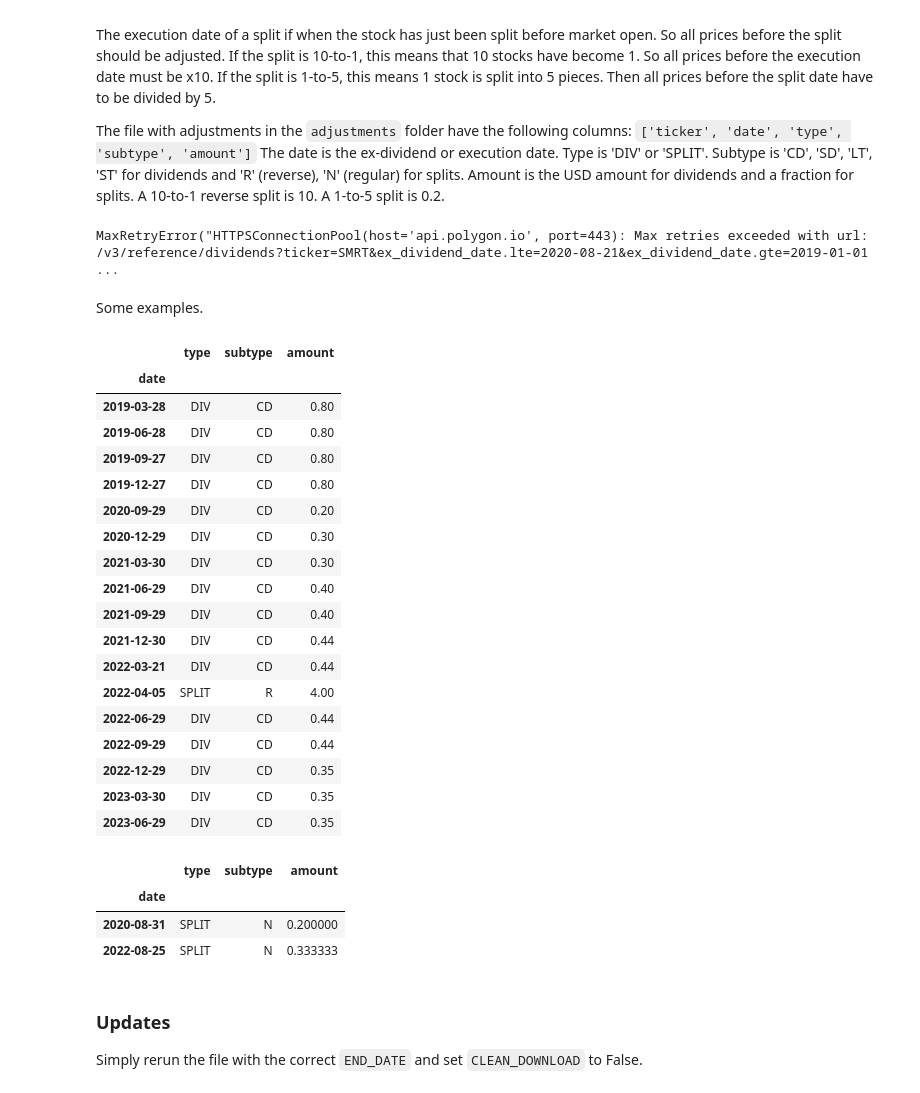
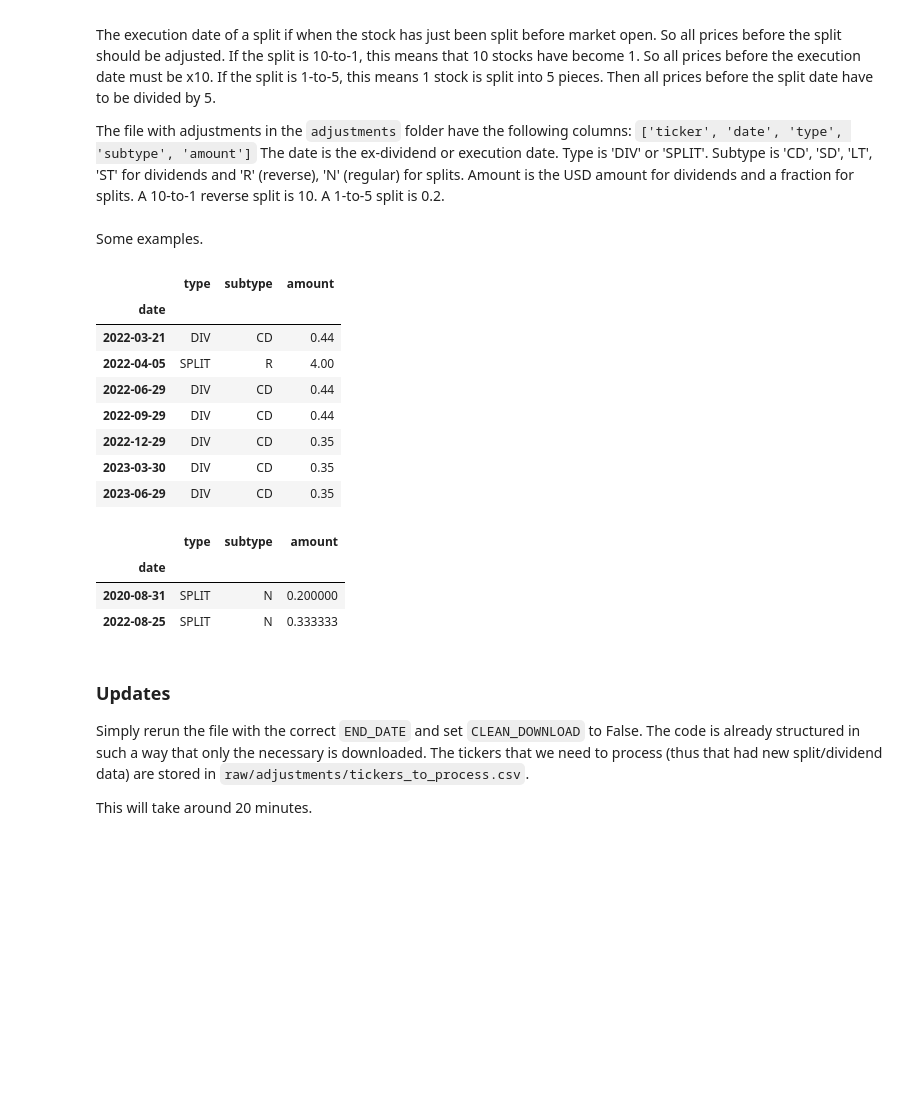
Before and after one commit to shinathan/polygon.io-stock-database, a Jupyter notebook: 05_adjustments.ipynb, the cells around one changed output. Saved outputs shown, nothing was run; the diff lists cells and outputs as text; code cells hidden in the pictures; blank space fills up the shorter version.

```diff
--- a/05_adjustments.ipynb
+++ b/05_adjustments.ipynb
@@ -15,35 +15,33 @@ import os
 import pandas as pd
 import numpy as np
 # %%
-DATA_PATH = "../data/polygon/"
+POLYGON_DATA_PATH = "../data/polygon/"
 
 START_DATE = date(2019, 1, 1)
-END_DATE = date(2023, 9, 1)
+END_DATE = date(2023, 9, 7)
 
-CLEAN_DOWNLOAD = True # If False, only update existing data to the END_DATE. If True, remove all files in adjustments/.
+CLEAN_DOWNLOAD = False # If False, only update existing data to the END_DATE. If True, remove all files in adjustments/.
 
-with open(DATA_PATH + "secret.txt") as f:
+with open(POLYGON_DATA_PATH + "secret.txt") as f:
     KEY = next(f).strip()
 
 client = RESTClient(api_key=KEY)
 # %%
 # Loop through all tickers
+tickers_to_process = []
 tickers_v3 = get_tickers(v=3)
 """
-To keep track of what the date range is from our adjustments folder, we save the start and end date in start_and_end_date.txt.
-The first line is the start date and the second is the end date.
+To keep track of which dates the adjustments folder has, we save the end date to _end_date.txt.
 """
 
 # Use a different START_DATE if we only want to update
 if not CLEAN_DOWNLOAD:
-    if os.path.isfile(DATA_PATH + "raw/adjustments/start_and_end_date.txt"):
-        with open(DATA_PATH + "secret.txt") as f:
-            ORIGINAL_START_DATE = next(f).strip()
-
+    if os.path.isfile(POLYGON_DATA_PATH + "raw/adjustments/_end_date.txt"):
+        with open(POLYGON_DATA_PATH + "raw/adjustments/_end_date.txt") as f:
             end_date_of_data = next(f).strip()
-            START_DATE = first_trading_date_after_equal(end_date_of_data)
+            START_DATE = first_trading_date_after_equal(date.fromisoformat(end_date_of_data) + timedelta(days=1))
     else:
-        raise Exception('There is no start_and_end_date.txt file!')
+        raise Exception('There is no _end_date.txt file!')
 
 for index, row in tickers_v3.iterrows():
     ticker = row["ticker"]
@@ -79,6 +77,9 @@ for index, row in tickers_v3.iterrows():
     if splits.empty and dividends.empty:
         continue
 
+    # Store which stocks we need to split/div adjust
+    tickers_to_process.append(ticker)
+
     # Merge dividends and splits
     adjustments = pd.concat([dividends, splits])
     adjustments = adjustments.sort_values(by='date').reset_index(drop=True)
@@ -89,7 +90,7 @@ for index, row in tickers_v3.iterrows():
         raise Exception(f"There are missing values for {ticker} at index {index}.")
 
     # Save or update
-    path = DATA_PATH + f'raw/adjustments/{ticker}.csv'
+    path = POLYGON_DATA_PATH + f'raw/adjustments/{ticker}.csv'
 
     # If file exists, add new adjustments. This happens if a ticker is recycled or we are updating and the stock already has a history of adjustments.
     if os.path.isfile(path):
@@ -102,13 +103,8 @@ for index, row in tickers_v3.iterrows():
     else:
         adjustments.to_csv(path, index=False)
 
-# Create start_and_end_date.txt file that has the start/end dates.
-with open(DATA_PATH + "raw/adjustments/start_and_end_date.txt", 'w') as f:
-    if CLEAN_DOWNLOAD:
-        f.write(f'{START_DATE}\n')
-        f.write(f'{END_DATE}\n')
-    else:
-        f.write(f'{ORIGINAL_START_DATE}\n')
-        f.write(f'{END_DATE}\n')
+    print(index)
+
+# Set the END_DATE to end_date.txt
+with open(POLYGON_DATA_PATH + "raw/adjustments/_end_date.txt", 'w') as f:
+    f.write(f'{END_DATE}\n')
-# %% [output]
-MaxRetryError("HTTPSConnectionPool(host='api.polygon.io', port=443): Max retries exceeded with url: /v3/reference/dividends?ticker=SMRT&ex_dividend_date.lte=2020-08-21&ex_dividend_date.gte=2019-01-01  ...
@@ -115,20 +116,10 @@ MaxRetryError("HTTPSConnectionPool(host='api.polygon.io', port=443): Max retries
 # %% [markdown]
 Some examples.
 # %%
-pd.read_csv(DATA_PATH + "raw/adjustments/MFA.csv", index_col="date")
+pd.read_csv(POLYGON_DATA_PATH + "raw/adjustments/MFA.csv", index_col="date").tail(7)
 # %% [output]
 |  | type | subtype | amount |
 | date |  |  |  |
-| 2019-03-28 | DIV | CD | 0.80 |
-| 2019-06-28 | DIV | CD | 0.80 |
-| 2019-09-27 | DIV | CD | 0.80 |
-| 2019-12-27 | DIV | CD | 0.80 |
-| 2020-09-29 | DIV | CD | 0.20 |
-| 2020-12-29 | DIV | CD | 0.30 |
-| 2021-03-30 | DIV | CD | 0.30 |
-| 2021-06-29 | DIV | CD | 0.40 |
-| 2021-09-29 | DIV | CD | 0.40 |
-| 2021-12-30 | DIV | CD | 0.44 |
 | 2022-03-21 | DIV | CD | 0.44 |
 | 2022-04-05 | SPLIT | R | 4.00 |
 | 2022-06-29 | DIV | CD | 0.44 |
@@ -145,4 +136,6 @@ pd.read_csv(DATA_PATH + "raw/adjustments/TSLA.csv", index_col="date")
 | 2022-08-25 | SPLIT | N | 0.333333 |
 # %% [markdown]
 ### Updates
-Simply rerun the file with the correct <code>END_DATE</code> and set <code>CLEAN_DOWNLOAD</code> to False.
+Simply rerun the file with the correct <code>END_DATE</code> and set <code>CLEAN_DOWNLOAD</code> to False. The code is already structured in such a way that only the necessary is downloaded. The tickers that we need to process (thus that had new split/dividend data) are stored in <code>raw/adjustments/tickers_to_process.csv</code>.
+
+This will take around 20 minutes.
```
Also changed, not shown: parts of 2 cells of this notebook, 7 other files.
